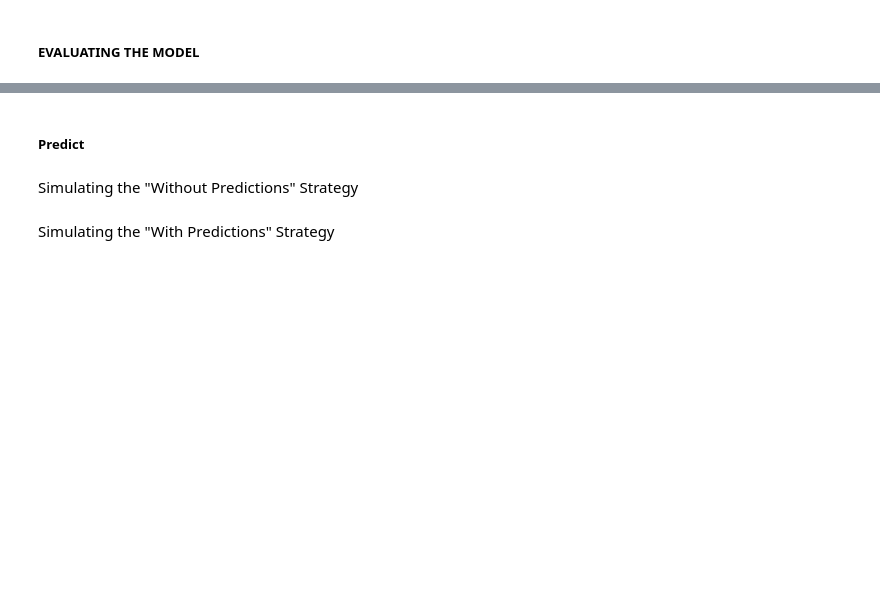
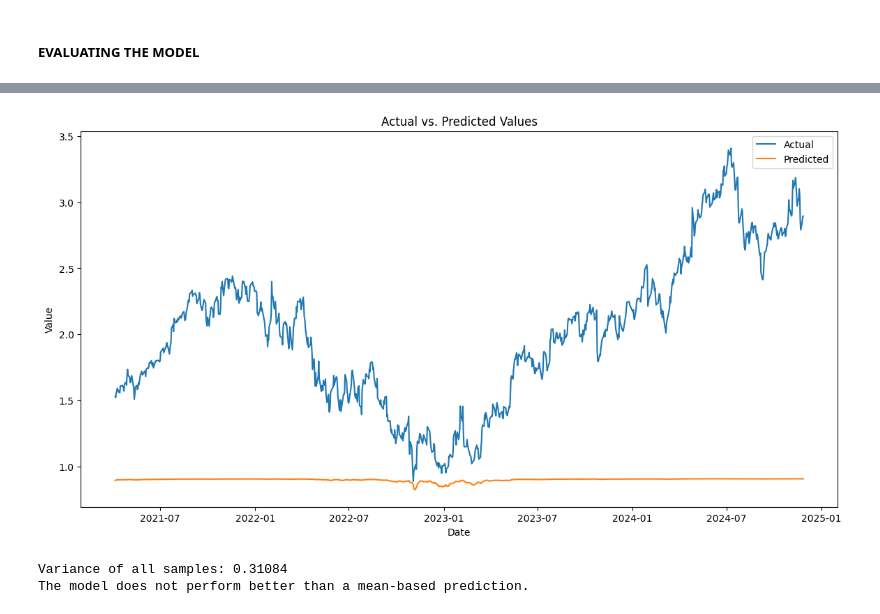
Before and after one commit to georgeslight/Algorithmic_Trading, a Jupyter notebook: experiment_4/src/app.ipynb, the cells around one changed output, grey strips where cells are left out. Drawn from its saved outputs; the diff is of its cells as text; code cells hidden in the pictures; blank space fills up the shorter version.

```diff
--- a/experiment_4/src/app.ipynb
+++ b/experiment_4/src/app.ipynb
@@ -94,14 +83,14 @@ optimizer = optim.Adam(model.parameters(), lr=learning_rate) # todo Adam, AdamW
 # %% [markdown]
 ##### TRAINING THE MODEL #####
 # %%
-num_epochs = 200 # todo 50, 200
+num_epochs = 50 # todo 50, 200
 model.train()
 for epoch in range(num_epochs):
-    running_loss = 0.0
+    running_loss = 0
 
-    for x_open, x_high, x_low, x_close, y in train_loader:
+    for x, y in train_loader:
         optimizer.zero_grad()
-        outputs = model(x_open, x_high, x_low, x_close)
+        outputs = model.forward(x)
         loss = criterion(outputs, y)
         loss.backward()
         optimizer.step()
@@ -129,46 +118,68 @@ Epoch 33/200, Loss: 0.000151
 # %% [markdown]
 ##### EVALUATING THE MODEL #####
 # %%
-import data_plotter
-importlib.reload(data_plotter)
-from data_plotter import DataPlotter
-
 model.eval()
 test_loss = 0.0
 predictions = []
 actuals = []
+mse = 0.0
+variance = 0.0
 
+model.eval()
+# Disable gradient computation for evaluation
 with torch.no_grad():
-    for x_open, x_high, x_low, x_close, y in test_loader:
-         # Forward pass
-        outputs = model(x_open, x_high, x_low, x_close)
-        # Compute loss
-        loss = criterion(outputs.squeeze(), y)
+    for x, y in test_loader:
+        output = model.forward(x)
+        loss = criterion(output, y)
         test_loss += loss.item()
-        # Sotre predictions and actuals
-        predictions.append(outputs.cpu())
+        predictions.append(output.cpu())
         actuals.append(y.cpu())
+        mse += nn.functional.mse_loss(output, y, reduction='sum').item() # Compute MSE for the single output (Close price)
+        variance += torch.sum((y - torch.mean(y))**2).item() # Compute Variance for the single output (Close price)
 
-print(f"Test Loss: {test_loss / len(test_loader):.4f}")
+# Calculate average test loss
+test_loss /= len(test_loader)
+print(f"Test Loss: {test_loss:.5f}")
+
+# Calculate average MSE and Variance
+num_samples = len(test_loader)  # Total number of samples
+mse_avg = mse / num_samples
+variance_avg = variance / num_samples
 
 # Post-processing predictions and actuals for inverse scaling
 predictions = torch.cat(predictions).numpy()
 actuals = torch.cat(actuals).numpy()
 
-# Inverse transform OHLC using pp.scaler
-predictions_original = pp.scaler.inverse_transform(predictions)
-actuals_original = pp.scaler.inverse_transform(actuals)
+# Print MSE and Variance comparison
+feature_name = "Close"
+print(f"\n{feature_name}: MSE = {mse_avg:.5f}, Variance = {variance_avg:.5f}")
+if mse_avg < variance_avg:
+    print(f"  -> The model performs better than a mean-based prediction for {feature_name}.")
+else:
+    print(f"  -> The model does not outperform a mean-based prediction for {feature_name}.")
+print("-" * 50)
 
-
+# Print sample predictions and actual values
 for i in range(5):
     print(f"Date: {y_test_dates[i]}")
-    prediction_str = ", ".join([f"{x:.2f}" for x in predictions_original[i]])
-    actual_str = ", ".join([f"{x:.2f}" for x in actuals_original[i]])
+    prediction_str = ", ".join([f"{x:.2f}" for x in predictions[i]])
+    actual_str = ", ".join([f"{x:.2f}" for x in actuals[i]])
     print(f"Sample prediction (original scale): {prediction_str}")
     print(f"Actual values (original scale): {actual_str}")
     print("-" * 50)
 
 # Plotting results
 plotter = DataPlotter()
-df_results = plotter.create_results_dataframe(y_test_dates, actuals_original, predictions_original)
+df_results = plotter.create_results_dataframe(y_test_dates, actuals, predictions)
 plotter.plot_results(df_results)
+
+# Print overall variance
+variance_all_samples = np.var(actuals)
+print(f"Variance of all samples: {variance_all_samples:.5f}")
+
+# Final comparison
+if test_loss < variance_all_samples:
+    print("The model performs better than a mean-based prediction.")
+else:
+    print("The model does not perform better than a mean-based prediction.")
+# %% [output]
@@ -175,2 +203,3 @@ plotter.plot_results(df_results)
+[figure, added]
+Variance of all samples: 0.31084
+The model does not perform better than a mean-based prediction.
-# %% [markdown]
-##### Predict ######
@@ -242,2 +205,0 @@ plotter.plot_results(df_results
-# %% [markdown]
-Simulating the "Without Predictions" Strategy
@@ -263,2 +205,0 @@ print(result)
-# %% [markdown]
-Simulating the "With Predictions" Strategy
```
Also changed, not shown: parts of 10 cells of this notebook, 6 other files.
